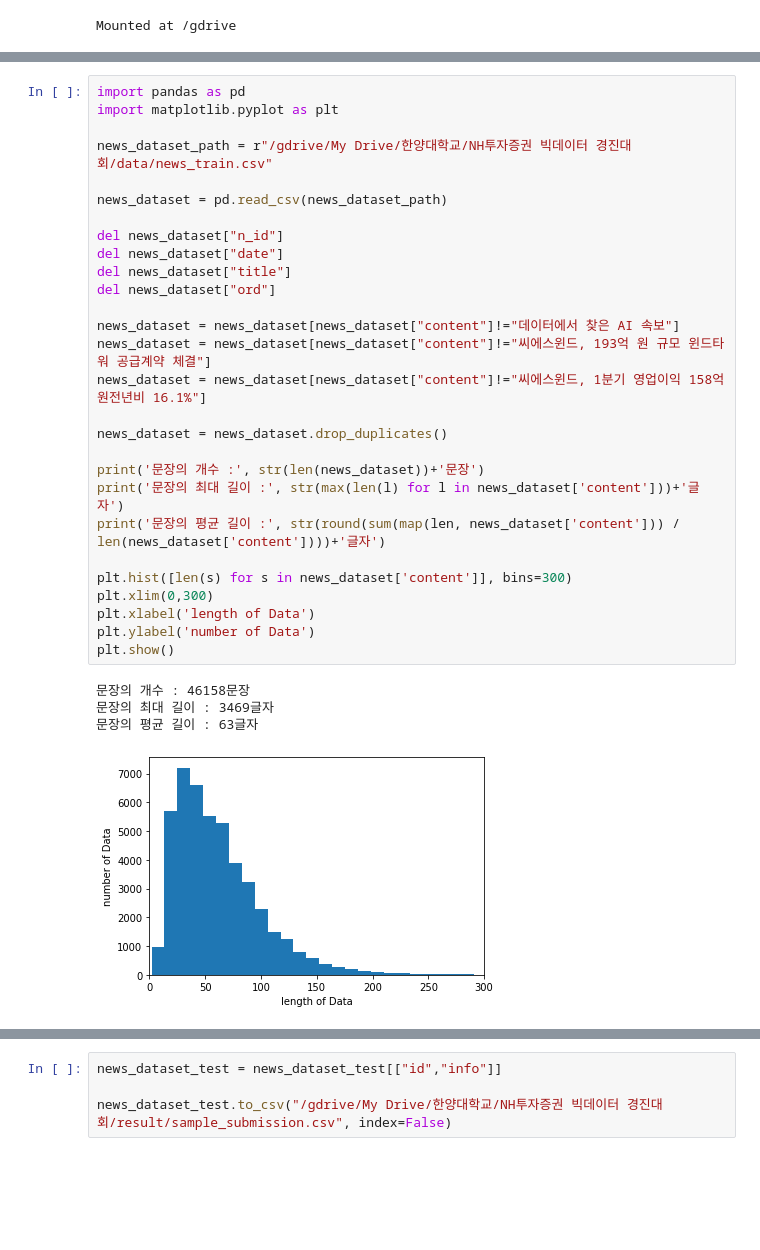
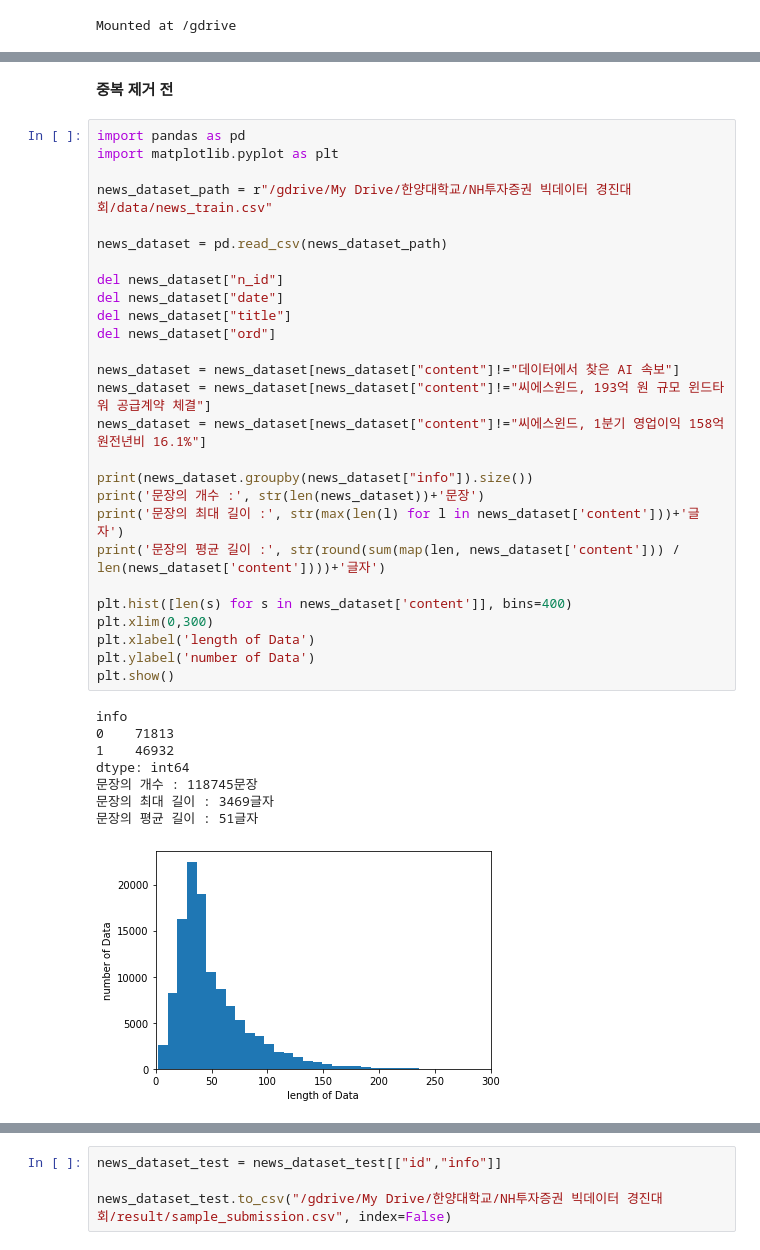
Before and after one commit to skaurl/NH-bigdata, a Jupyter notebook: TEST.ipynb, the cells around one changed output, grey strips where cells are left out. Saved outputs shown, nothing was run; the diff lists cells and outputs as text; blank space fills up the shorter version.

```diff
--- a/TEST.ipynb
+++ b/TEST.ipynb
@@ -8,33 +28,38 @@ Mounted at /gdrive
+# %% [markdown]
+**중복 제거 전**
 # %%
 import pandas as pd
 import matplotlib.pyplot as plt
 
 news_dataset_path = r"/gdrive/My Drive/한양대학교/NH투자증권 빅데이터 경진대회/data/news_train.csv"
 
 news_dataset = pd.read_csv(news_dataset_path)
 
 del news_dataset["n_id"]
 del news_dataset["date"]
 del news_dataset["title"]
 del news_dataset["ord"]
 
 news_dataset = news_dataset[news_dataset["content"]!="데이터에서 찾은 AI 속보"]
 news_dataset = news_dataset[news_dataset["content"]!="씨에스윈드, 193억 원 규모 윈드타워 공급계약 체결"]
 news_dataset = news_dataset[news_dataset["content"]!="씨에스윈드, 1분기 영업이익 158억 원전년비 16.1%"]
 
-news_dataset = news_dataset.drop_duplicates()
-
+print(news_dataset.groupby(news_dataset["info"]).size())
 print('문장의 개수 :', str(len(news_dataset))+'문장')
 print('문장의 최대 길이 :', str(max(len(l) for l in news_dataset['content']))+'글자')
 print('문장의 평균 길이 :', str(round(sum(map(len, news_dataset['content'])) / len(news_dataset['content'])))+'글자')
 
-plt.hist([len(s) for s in news_dataset['content']], bins=300)
+plt.hist([len(s) for s in news_dataset['content']], bins=400)
 plt.xlim(0,300)
 plt.xlabel('length of Data')
 plt.ylabel('number of Data')
 plt.show()
 # %% [output]
-문장의 개수 : 46158문장
+info
+0    71813
+1    46932
+dtype: int64
+문장의 개수 : 118745문장
 문장의 최대 길이 : 3469글자
-문장의 평균 길이 : 63글자
+문장의 평균 길이 : 51글자
-[figure, old version]
+[figure, new version]
```
Also changed, not shown: parts of 20 cells of this notebook.
